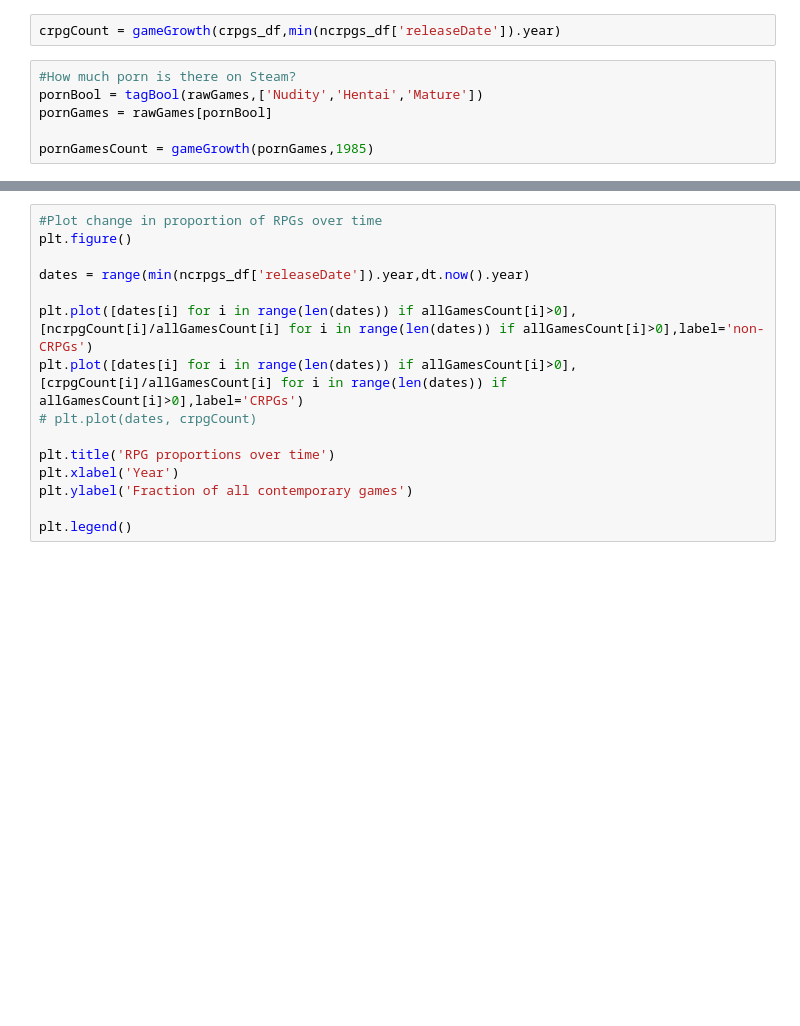
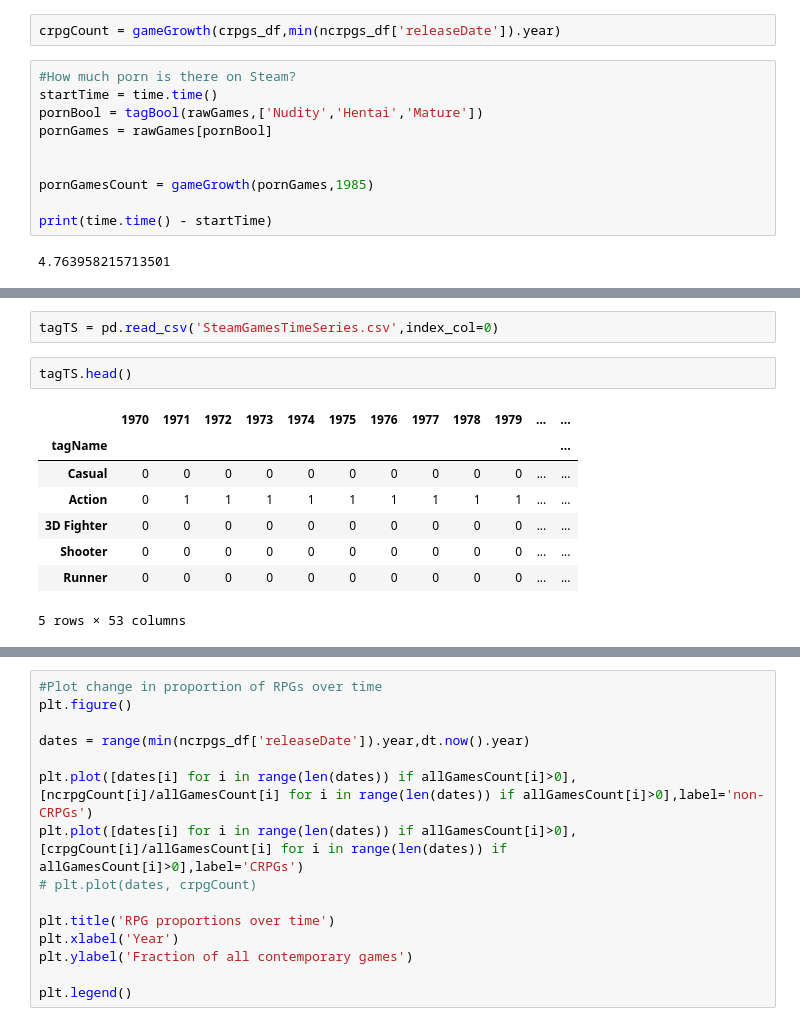
Before and after one commit to isam7/SteamScraping, a Jupyter notebook: Steam Data Analysis.ipynb, the cells around one changed output, grey strips where cells are left out. Cells and saved outputs as stored; diff of their text form; blank space fills up the shorter version.

```diff
--- a/Steam Data Analysis.ipynb
+++ b/Steam Data Analysis.ipynb
@@ -171,10 +247,16 @@ ncrpgCount = gameGrowth(ncrpgs_df,min(ncrpgs_df['releaseDate']).year)
 crpgCount = gameGrowth(crpgs_df,min(ncrpgs_df['releaseDate']).year)
 # %%
 #How much porn is there on Steam?
+startTime = time.time()
 pornBool = tagBool(rawGames,['Nudity','Hentai','Mature'])
 pornGames = rawGames[pornBool]
 
+
 pornGamesCount = gameGrowth(pornGames,1985)
+
+print(time.time() - startTime)
+# %% [output]
+4.763958215713501
 # %%
 pornGames.head()
 # %% [output]
@@ -184,3 +266,16 @@ pornGames.head()
 | 124 | 1687780 | THE ADVENTURES OF LWANDA MAGERE | Bethuel K. Okelo | 2021-09-10 | 4.99 | 2.0 | NaN | ['Action', 'Adventure', 'Indie'] | ... |
 | 159 | 1687170 | Buoy | Dmitry Klimov | NaT | NaN | NaN | NaN | ['Adventure', 'Indie', 'RPG', 'Si... | ... |
 | 169 | 1687400 | Pixie Farm VR / VR | kan.kikuchi | NaT | NaN | NaN | NaN | ['Simulation'] | ... |
+# %%
+tagTS = pd.read_csv('SteamGamesTimeSeries.csv',index_col=0)
+# %%
+tagTS.head()
+# %% [output]
+|  | 1970 | 1971 | 1972 | 1973 | 1974 | 1975 | 1976 | 1977 | 1978 | 1979 | ... | ... |
+| tagName |  |  |  |  |  |  |  |  |  |  |  | ... |
+| Casual | 0 | 0 | 0 | 0 | 0 | 0 | 0 | 0 | 0 | 0 | ... | ... |
+| Action | 0 | 1 | 1 | 1 | 1 | 1 | 1 | 1 | 1 | 1 | ... | ... |
+| 3D Fighter | 0 | 0 | 0 | 0 | 0 | 0 | 0 | 0 | 0 | 0 | ... | ... |
+| Shooter | 0 | 0 | 0 | 0 | 0 | 0 | 0 | 0 | 0 | 0 | ... | ... |
+| Runner | 0 | 0 | 0 | 0 | 0 | 0 | 0 | 0 | 0 | 0 | ... | ... |
+5 rows × 53 columns
```
Also changed, not shown: parts of 9 cells of this notebook.
